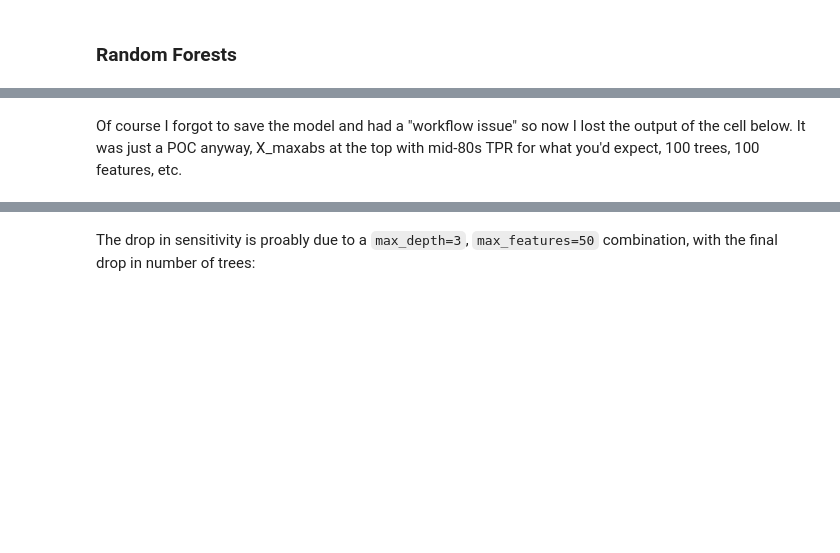
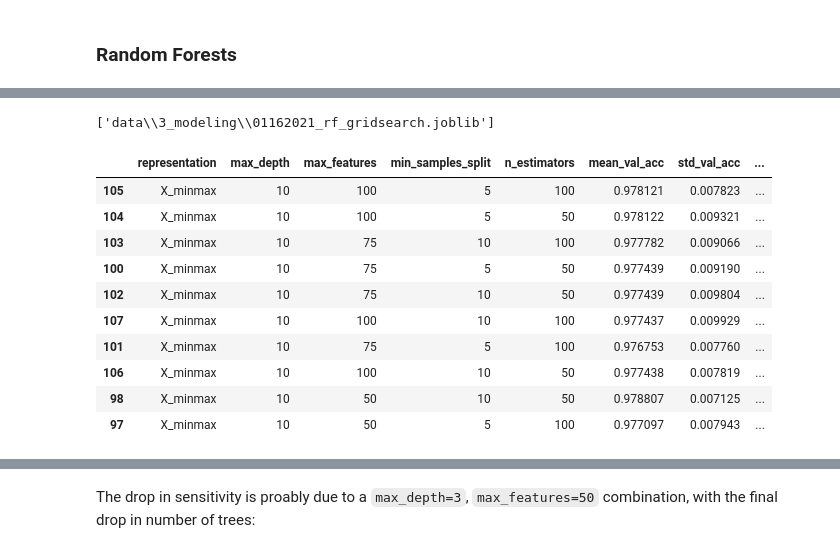
Before and after one commit to BigBangData/NaturalLanguageProcessing, a Jupyter notebook: TextAnalyticsWithR/06_DimensionalityReduction_2.ipynb, the cells around one changed output, grey strips where cells are left out. Cells and saved outputs as stored; diff of their text form; code cells hidden in the pictures; blank space fills up the shorter version.

```diff
--- a/TextAnalyticsWithR/06_DimensionalityReduction_2.ipynb
+++ b/TextAnalyticsWithR/06_DimensionalityReduction_2.ipynb
@@ -409,37 +394,56 @@ Elapsed: 35 m 48 s
-# %% [markdown]
-Of course I forgot to save the model and had a "workflow issue" so now I lost the output of the cell below. It was just a POC anyway, X_maxabs at the top with mid-80s TPR for what you'd expect, 100 trees, 100 features, etc.
+# %%
+# persist grid search
+import joblib
+
+save_path = os.path.join("data","3_modeling", "01162021_rf_gridsearch.joblib")
+joblib.dump(grid_search_clf, save_path)
+# %% [output]
+['data\\3_modeling\\01162021_rf_gridsearch.joblib']
 # %%
 def extract_df(dic):
     df = pd.concat([
                     pd.DataFrame({'representation':[dic['representation']] \
                                 * len(dic['gridsearch_res'].cv_results_["params"])}),
                     pd.DataFrame(dic['gridsearch_res'].cv_results_["params"]),
                     pd.DataFrame(dic['gridsearch_res'].cv_results_["mean_test_acc"],
                                  columns=["mean_val_acc"]),
                     pd.DataFrame(dic['gridsearch_res'].cv_results_["std_test_acc"],
                                  columns=["std_val_acc"]),
                     pd.DataFrame(dic['gridsearch_res'].cv_results_["mean_test_tpr"],
                                  columns=["mean_val_tpr"]),
                     pd.DataFrame(dic['gridsearch_res'].cv_results_["std_test_tpr"],
                                  columns=["std_val_tpr"]),
                     pd.DataFrame(dic['gridsearch_res'].cv_results_["mean_test_tnr"],
                                  columns=["mean_val_tnr"]),
                     pd.DataFrame(dic['gridsearch_res'].cv_results_["std_test_tnr"],
                                  columns=["std_val_tnr"])
                     ], axis=1)
     return df
 
 # create list of dfs
 df_list = []
 for ix, dic in enumerate(grid_search_clf):
     df_list.append(extract_df(dic))
 
 # flatten and reindex
 dfm = pd.concat(df_list)
 dfm.index = range(len(dfm))
 
 # sort by top mean validation sensitivity
 top_tpr = dfm.sort_values(by=['mean_val_tpr'], ascending=False).copy()
+top_tpr.head(10)
+# %% [output]
+|  | representation | max_depth | max_features | min_samples_split | n_estimators | mean_val_acc | std_val_acc | ... |
+| 105 | X_minmax | 10 | 100 | 5 | 100 | 0.978121 | 0.007823 | ... |
+| 104 | X_minmax | 10 | 100 | 5 | 50 | 0.978122 | 0.009321 | ... |
+| 103 | X_minmax | 10 | 75 | 10 | 100 | 0.977782 | 0.009066 | ... |
+| 100 | X_minmax | 10 | 75 | 5 | 50 | 0.977439 | 0.009190 | ... |
+| 102 | X_minmax | 10 | 75 | 10 | 50 | 0.977439 | 0.009804 | ... |
+| 107 | X_minmax | 10 | 100 | 10 | 100 | 0.977437 | 0.009929 | ... |
+| 101 | X_minmax | 10 | 75 | 5 | 100 | 0.976753 | 0.007760 | ... |
+| 106 | X_minmax | 10 | 100 | 10 | 50 | 0.977438 | 0.007819 | ... |
+| 98 | X_minmax | 10 | 50 | 10 | 50 | 0.978807 | 0.007125 | ... |
+| 97 | X_minmax | 10 | 50 | 5 | 100 | 0.977097 | 0.007943 | ... |
 # %%
 import matplotlib.pyplot as plt
 
```
Also changed, not shown: parts of 5 cells of this notebook, 1 other file.
